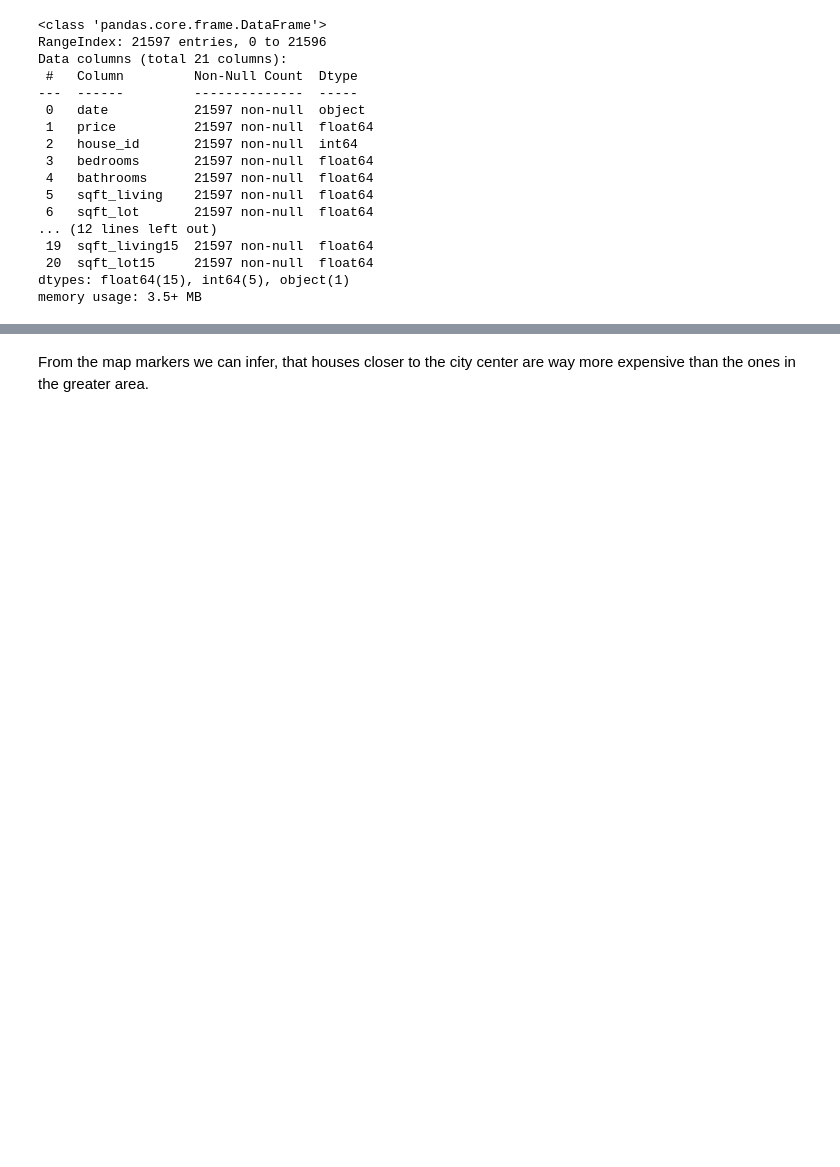
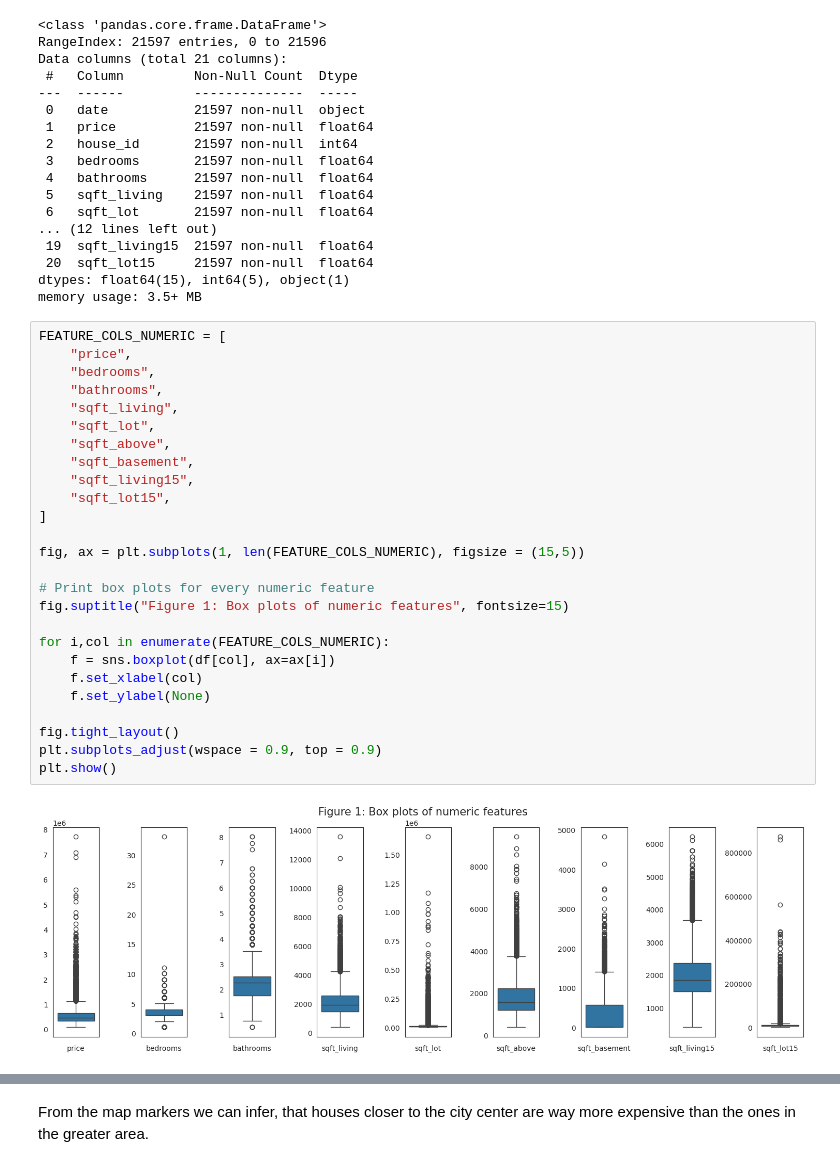
Before and after one commit to christian-reimann/ds-eda-project, a Jupyter notebook: reimann_eda.ipynb, the cells around one changed output, grey strips where cells are left out. Cells and saved outputs as stored; diff of their text form; blank space fills up the shorter version.

```diff
--- a/reimann_eda.ipynb
+++ b/reimann_eda.ipynb
@@ -52,3 +58,31 @@ Data columns (total 21 columns):
  20  sqft_lot15     21597 non-null  float64
 dtypes: float64(15), int64(5), object(1)
 memory usage: 3.5+ MB
+# %%
+FEATURE_COLS_NUMERIC = [
+    "price",
+    "bedrooms",
+    "bathrooms",
+    "sqft_living",
+    "sqft_lot",
+    "sqft_above",
+    "sqft_basement",
+    "sqft_living15",
+    "sqft_lot15",
+]
+
+fig, ax = plt.subplots(1, len(FEATURE_COLS_NUMERIC), figsize = (15,5))
+
+# Print box plots for every numeric feature
+fig.suptitle("Figure 1: Box plots of numeric features", fontsize=15)
+
+for i,col in enumerate(FEATURE_COLS_NUMERIC):
+    f = sns.boxplot(df[col], ax=ax[i])
+    f.set_xlabel(col)
+    f.set_ylabel(None)
+
+fig.tight_layout()
+plt.subplots_adjust(wspace = 0.9, top = 0.9)
+plt.show()
+# %% [output]
+[figure, added]
```
Also changed, not shown: parts of 50 cells of this notebook, 5 other files.
